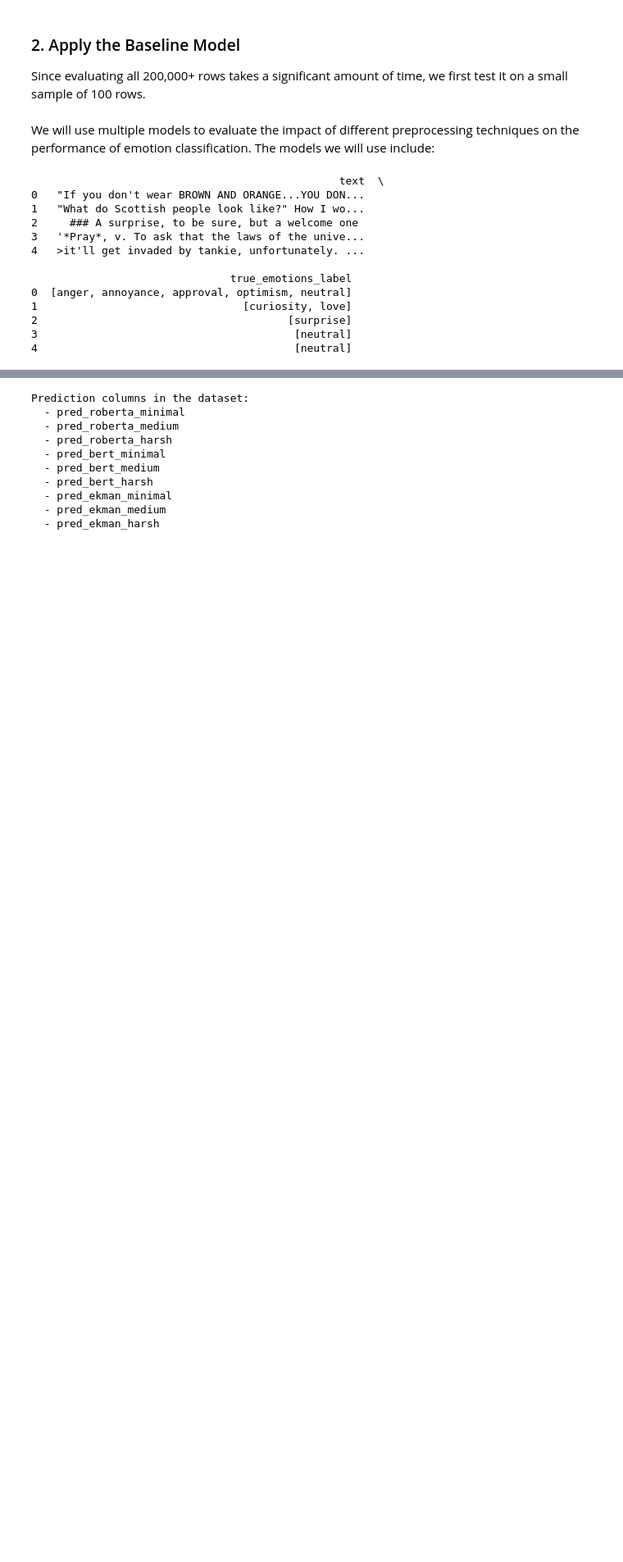
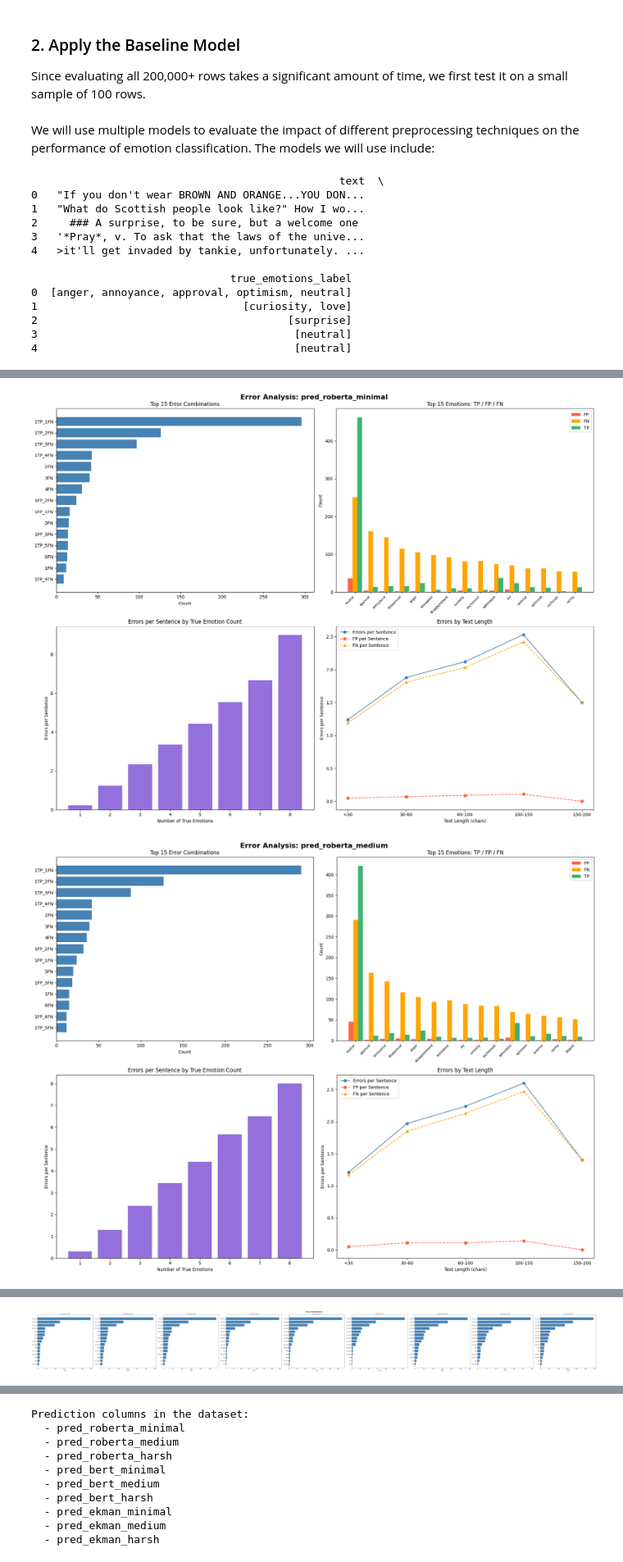
Before and after one commit to marianacalaispedro/ailab, a Jupyter notebook: notebooks/baseline_evaluation.ipynb, the cells around one changed output, grey strips where cells are left out. Shown at 82% size. Drawn from its saved outputs; the diff is of its cells as text; code cells hidden in the pictures; blank space fills up the shorter version.

Commit message:
Change error analysis functions

```diff
--- a/notebooks/baseline_evaluation.ipynb
+++ b/notebooks/baseline_evaluation.ipynb
@@ -442,3 +442,15 @@ Output column: pred_bert_harsh
 Loading model: monologg/bert-base-cased-goemotions-original...
 Generating predictions for 1000 rows...
 ... (7 outputs left out)
+# %%
+# Run error analysis for all models
+pred_cols = [col for col in test_data.columns if col.startswith("pred_")
+             and not col.endswith("_labels") and not col.endswith("_scores")]
+
+run_error_analysis(test_data, pred_cols, emotion_cols)
+
+# Side by side comparison for all models
+compare_models_side_by_side(test_data, pred_cols, emotion_cols)
+# %% [output]
+[figure, added]
+[figure, added]
@@ -444,0 +464 @@ Generating predictions for 1000 rows...
+[figure, added]
```
Also changed, not shown: parts of 4 cells of this notebook, 7 other files.
